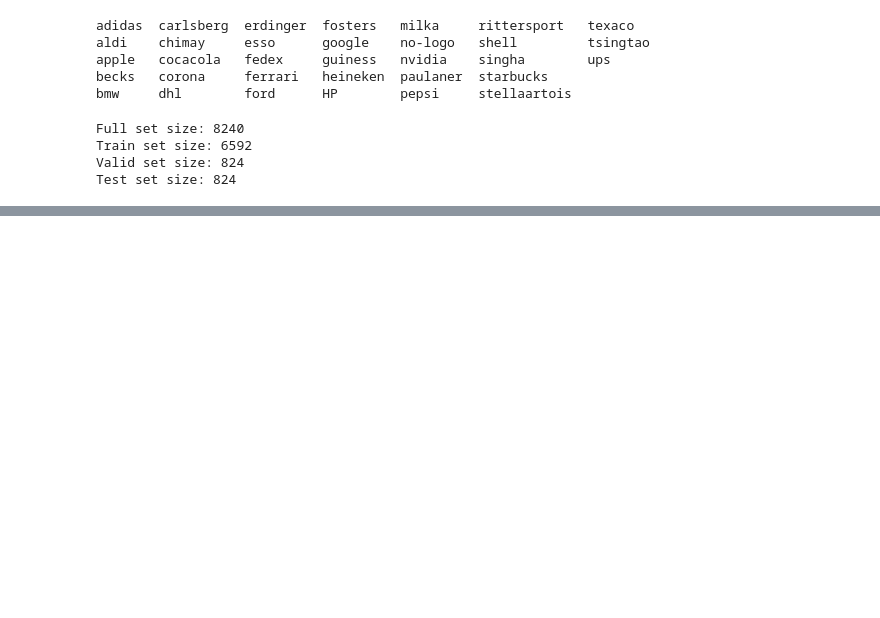
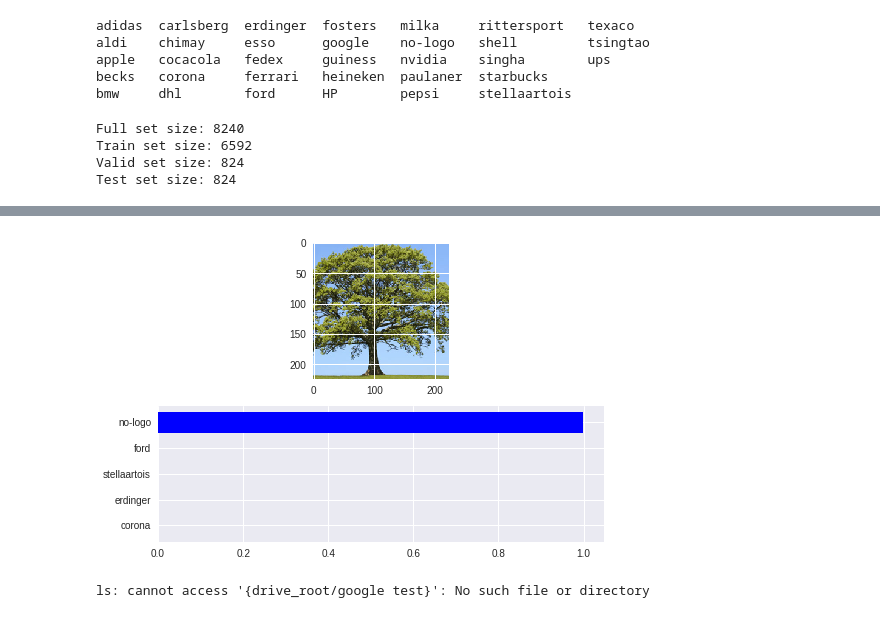
Before and after one commit to DavidAshraf/Logo-Classifier, a Jupyter notebook: Logo_Classifier.ipynb, the cells around one changed output, grey strips where cells are left out. Drawn from its saved outputs; the diff is of its cells as text; code cells hidden in the pictures; blank space fills up the shorter version.

```diff
--- a/Logo_Classifier.ipynb
+++ b/Logo_Classifier.ipynb
@@ -335,0 +382,30 @@ Saving Model
+# %%
+def predict(image_path, model, topk=5):
+    ''' Predict the class (or classes) of an image using a trained deep learning model.
+    '''
+
+    # TODO: Implement the code to predict the class from an image file
+    img = process_image(image_path)
+    img.unsqueeze_(0)
+    img=img.float()
+    with torch.no_grad():
+      model.eval()
+      log_ps=model(img)
+      ps = torch.exp(log_ps)
+      preds,classes = ps.topk(topk,dim=1)
+      return preds,classes
+# %%
+def show_preds(image_path,model):
+  img=process_image(image_path)
+  preds,classes=predict(image_path,model)
+  preds,classes=preds.numpy(),classes.numpy()
+  _,(ax1,ax2)=plt.subplots(2,1)
+  imshow(img,ax=ax1)
+  l1=[]
+  classes_list=list(classes.squeeze())
+  for class1 in classes_list:
+    l1.append(idx_to_class[class1])
+  preds=preds.squeeze()
+  classes=np.array(l1)
+  ax2.barh(np.arange(5),preds,color='b',tick_label=classes)
+  ax2.invert_yaxis()
@@ -335,0 +429,5 @@ Saving Model
+# %%
+checkpoint = torch.load(cp_path)
+model.load_state_dict(checkpoint['state_dict'])
+model.class_to_idx = checkpoint['class_to_idx']
+calculate_accuracy(model)
@@ -335,0 +449,13 @@ Saving Model
+# %%
+
+idx_to_class ={}
+for key,value in model.class_to_idx.items():
+  idx_to_class[value]=key
+model.to('cpu')
+show_preds(drive_root+'/google test/tree.jpg',model)
+# %% [output]
+[figure, added]
+# %%
+ls {drive_root/'google test'}
+# %% [output]
+ls: cannot access '{drive_root/google test}': No such file or directory
```
Also changed, not shown: parts of 20 cells of this notebook, 6 other files.
